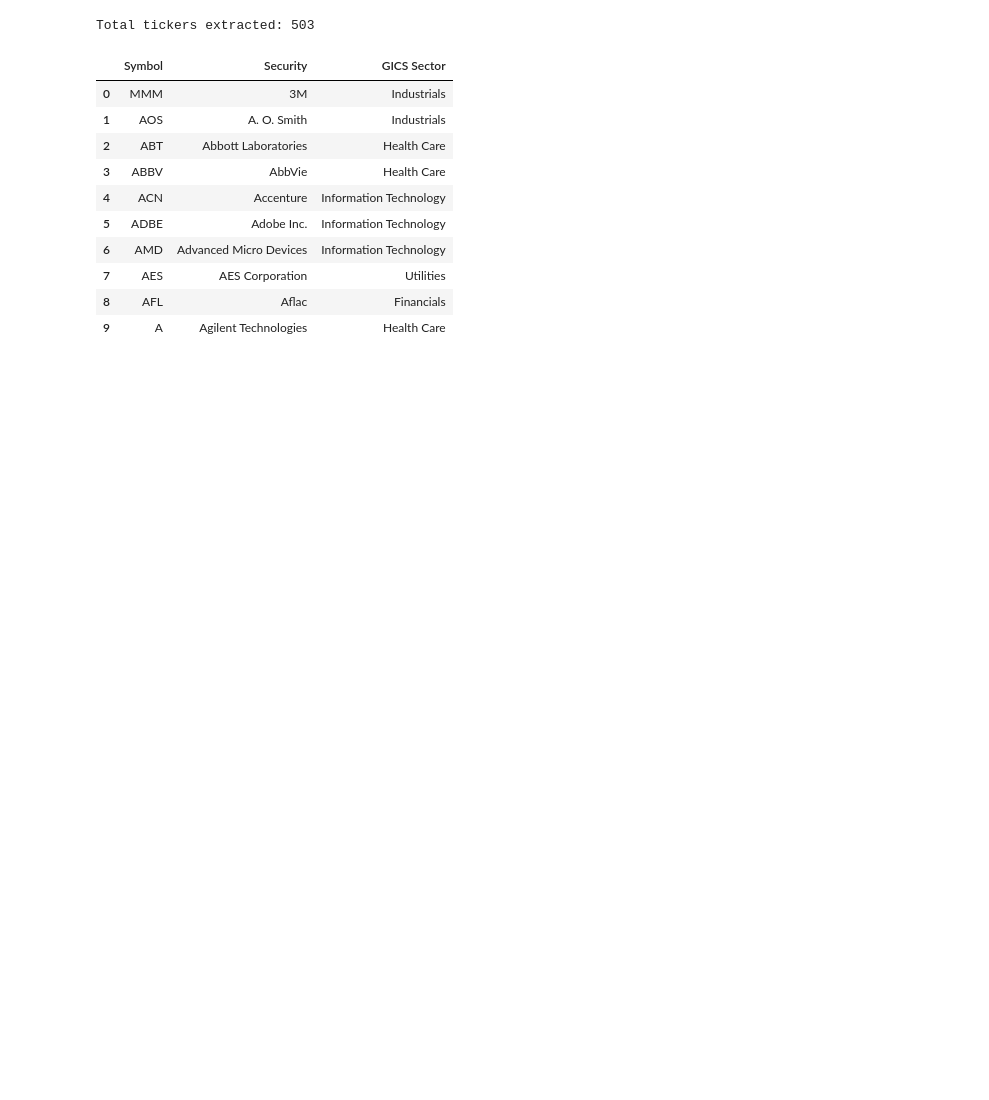
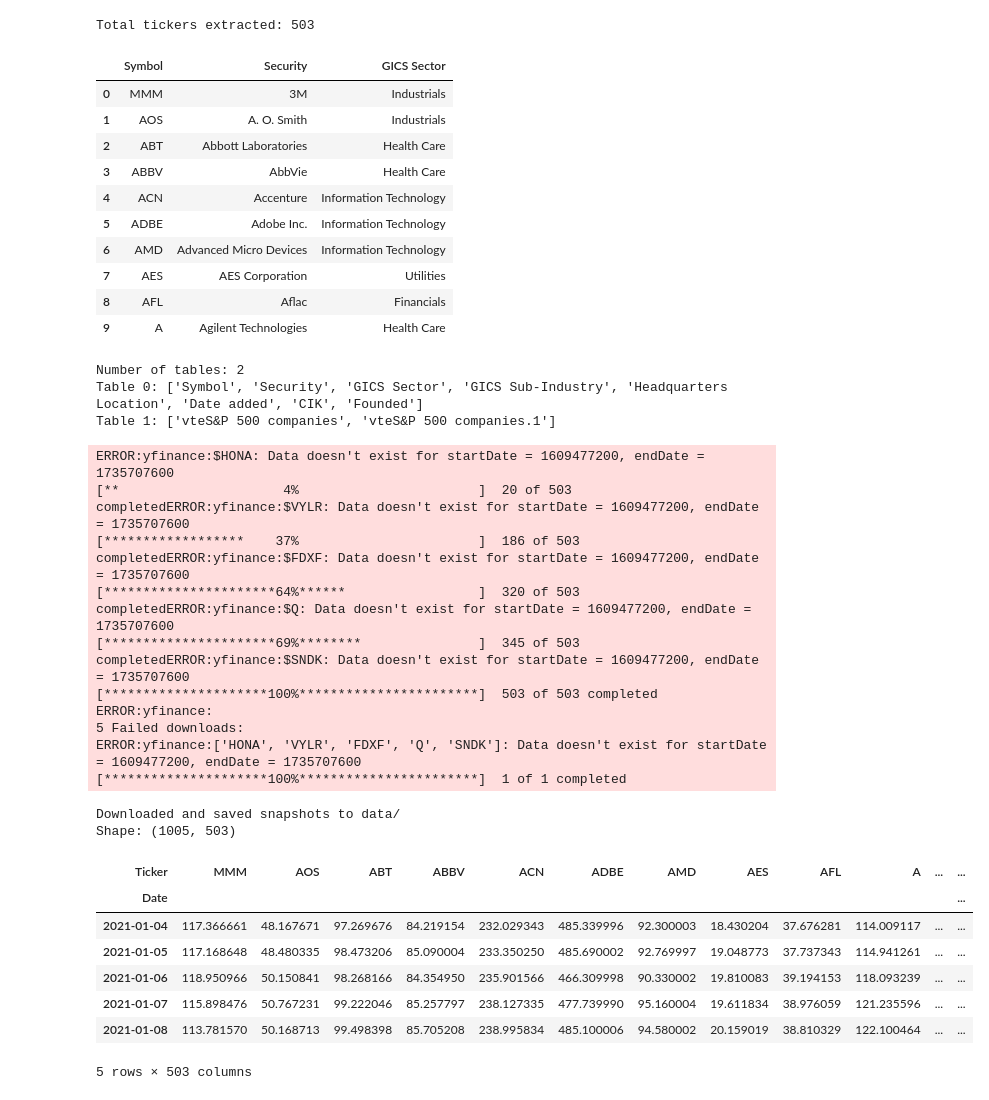
Before and after one commit to aidapassela/Market-Analysis-and-Stock-Segmentation-Using-RFM, a Jupyter notebook: cw1_sp500_rfm.ipynb, the cells around one changed output. Drawn from its saved outputs; the diff is of its cells as text; code cells hidden in the pictures; blank space fills up the shorter version.

```diff
--- a/cw1_sp500_rfm.ipynb
+++ b/cw1_sp500_rfm.ipynb
@@ -35,3 +122,69 @@ Total tickers extracted: 503
 | 7 | AES | AES Corporation | Utilities |
 | 8 | AFL | Aflac | Financials |
 | 9 | A | Agilent Technologies | Health Care |
+# %%
+print("Number of tables:", len(table))
+#Display the column names of each table
+for i, df in enumerate(table):
+  print(f"Table {i}: {df.columns.tolist()}")
+# %% [output]
+Number of tables: 2
+Table 0: ['Symbol', 'Security', 'GICS Sector', 'GICS Sub-Industry', 'Headquarters Location', 'Date added', 'CIK', 'Founded']
+Table 1: ['vteS&P 500 companies', 'vteS&P 500 companies.1']
+# %%
+# Load Daily Market Data via yfinance
+# Download daily prices and volume for all S&P 500 tickers
+# CHANGED: period is now 01-01-2021 to 01-01-2025 (end exclusive); module used 2022
+start = '2021-01-01'
+end = '2025-01-01'
+END_INCL = pd.Timestamp(end) - pd.Timedelta(days=1)
+
+# ADDED: cache files so the dataset is preserved and re-runs do not re-download
+F_ADJ, F_CLOSE, F_VOL, F_MKT = ('data/raw_adj_close.csv.gz', 'data/raw_close.csv.gz',
+                                'data/raw_volume.csv.gz', 'data/raw_gspc_adj_close.csv.gz')
+FORCE_DOWNLOAD = False
+if (not FORCE_DOWNLOAD) and all(os.path.exists(p) for p in [F_ADJ, F_CLOSE, F_VOL, F_MKT]):
+    rd = lambda p: pd.read_csv(p, index_col=0, parse_dates=True)
+    df, close_df, volume_df = rd(F_ADJ), rd(F_CLOSE), rd(F_VOL)
+    market_prices = rd(F_MKT)['^GSPC']
+    print('Loaded CACHED snapshots (no download). Retrieval date:', json.load(open('data/download_metadata.json'))['retrieval_date'])
+else:
+    # CHANGED: keep the whole download (module kept only ['Adj Close'])
+    raw = yf.download(tickers, start=start, end=end, auto_adjust=False)
+    df = raw['Adj Close']            # same as module
+    close_df = raw['Close']          # ADDED
+    volume_df = raw['Volume']        # ADDED
+    # ADDED: benchmark downloaded here (module did this later, inside the beta cell)
+    market_prices = yf.download('^GSPC', start=start, end=end, auto_adjust=False)['Adj Close'].squeeze().rename('^GSPC')
+    df.to_csv(F_ADJ, compression='gzip'); close_df.to_csv(F_CLOSE, compression='gzip')
+    volume_df.to_csv(F_VOL, compression='gzip'); market_prices.to_frame().to_csv(F_MKT, compression='gzip')
+    json.dump({'retrieval_date': RUN_DATE, 'source': 'Yahoo Finance via yfinance', 'yfinance_version': yf.__version__,
+               'start': start, 'end_exclusive': end, 'auto_adjust': False}, open('data/download_metadata.json', 'w'), indent=2)
+    print('Downloaded and saved snapshots to data/')
+
+# ADDED: make sure every listed ticker has a column (a ticker Yahoo failed to return becomes an all-NaN column)
+df, close_df, volume_df = [x.reindex(columns=tickers) for x in (df, close_df, volume_df)]
+
+print('Shape:', df.shape)
+df.head()
+# %% [output]
+ERROR:yfinance:$HONA: Data doesn't exist for startDate = 1609477200, endDate = 1735707600
+[**                     4%                       ]  20 of 503 completedERROR:yfinance:$VYLR: Data doesn't exist for startDate = 1609477200, endDate = 1735707600
+[******************    37%                       ]  186 of 503 completedERROR:yfinance:$FDXF: Data doesn't exist for startDate = 1609477200, endDate = 1735707600
+[**********************64%******                 ]  320 of 503 completedERROR:yfinance:$Q: Data doesn't exist for startDate = 1609477200, endDate = 1735707600
+[**********************69%********               ]  345 of 503 completedERROR:yfinance:$SNDK: Data doesn't exist for startDate = 1609477200, endDate = 1735707600
+[*********************100%***********************]  503 of 503 completed
+ERROR:yfinance:
+5 Failed downloads:
+ERROR:yfinance:['HONA', 'VYLR', 'FDXF', 'Q', 'SNDK']: Data doesn't exist for startDate = 1609477200, endDate = 1735707600
+[*********************100%***********************]  1 of 1 completed
+Downloaded and saved snapshots to data/
+Shape: (1005, 503)
+| Ticker | MMM | AOS | ABT | ABBV | ACN | ADBE | AMD | AES | AFL | A | ... | ... |
+| Date |  |  |  |  |  |  |  |  |  |  |  | ... |
+| 2021-01-04 | 117.366661 | 48.167671 | 97.269676 | 84.219154 | 232.029343 | 485.339996 | 92.300003 | 18.430204 | 37.676281 | 114.009117 | ... | ... |
+| 2021-01-05 | 117.168648 | 48.480335 | 98.473206 | 85.090004 | 233.350250 | 485.690002 | 92.769997 | 19.048773 | 37.737343 | 114.941261 | ... | ... |
+| 2021-01-06 | 118.950966 | 50.150841 | 98.268166 | 84.354950 | 235.901566 | 466.309998 | 90.330002 | 19.810083 | 39.194153 | 118.093239 | ... | ... |
+| 2021-01-07 | 115.898476 | 50.767231 | 99.222046 | 85.257797 | 238.127335 | 477.739990 | 95.160004 | 19.611834 | 38.976059 | 121.235596 | ... | ... |
+| 2021-01-08 | 113.781570 | 50.168713 | 99.498398 | 85.705208 | 238.995834 | 485.100006 | 94.580002 | 20.159019 | 38.810329 | 122.100464 | ... | ... |
+5 rows × 503 columns
```
Also changed, not shown: parts of 32 cells of this notebook.
